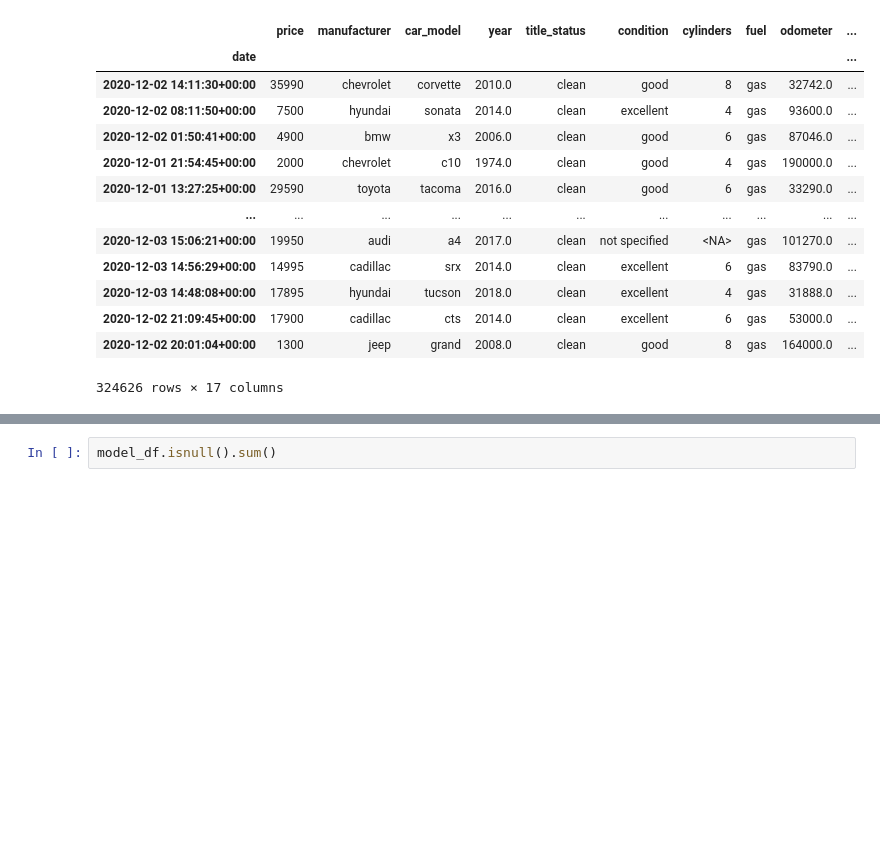
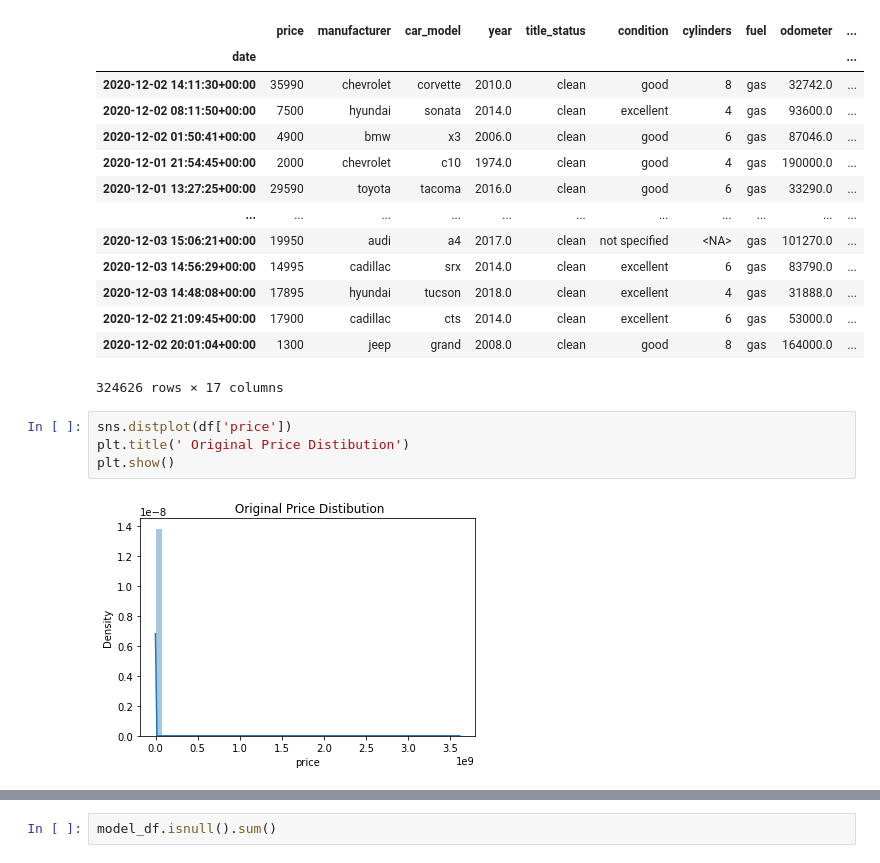
Before and after one commit to Dearsu520/automotive-modeling-project, a Jupyter notebook: ETL/Vehicle_transformation.ipynb, the cells around one changed output, grey strips where cells are left out. Drawn from its saved outputs; the diff is of its cells as text; blank space fills up the shorter version.

```diff
--- a/ETL/Vehicle_transformation.ipynb
+++ b/ETL/Vehicle_transformation.ipynb
@@ -460,3 +460,9 @@ model_df
 | 2020-12-02 21:09:45+00:00 | 17900 | cadillac | cts | 2014.0 | clean | excellent | 6 | gas | 53000.0 | ... |
 | 2020-12-02 20:01:04+00:00 | 1300 | jeep | grand | 2008.0 | clean | good | 8 | gas | 164000.0 | ... |
 324626 rows × 17 columns
+# %%
+sns.distplot(df['price'])
+plt.title(' Original Price Distibution')
+plt.show()
+# %% [output]
+[figure, added]
```
Also changed, not shown: parts of 12 cells of this notebook, 1 other file.
